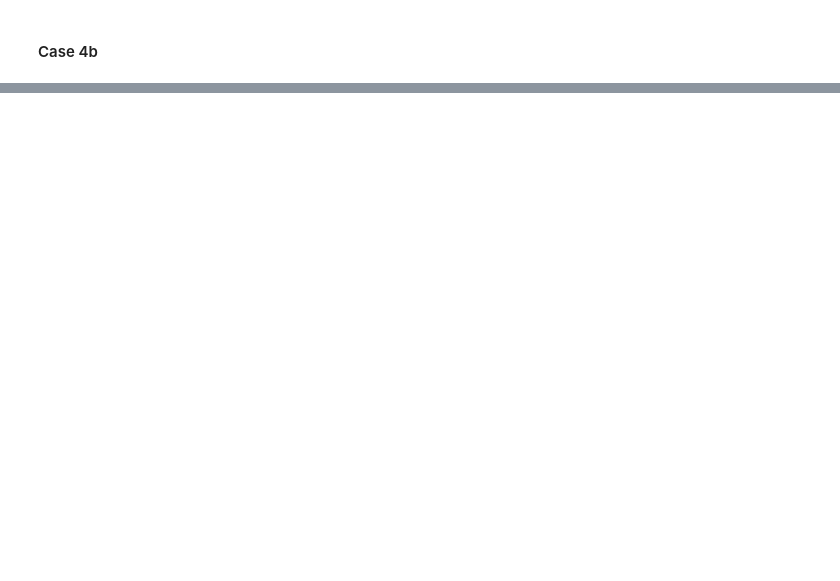
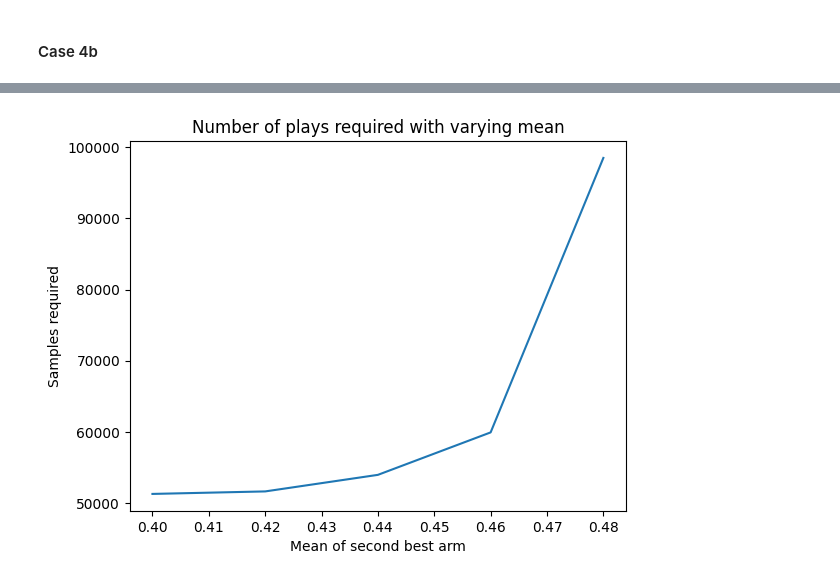
Before and after one commit to sakshiheda/BTP-Best-Arm-Identification, a Jupyter notebook: Feasibility_and_BAI/Modif_VALUCB_beta_algorithm2.ipynb, the cells around one changed output, grey strips where cells are left out. Saved outputs shown, nothing was run; the diff lists cells and outputs as text; code cells hidden in the pictures; blank space fills up the shorter version.

```diff
--- a/Feasibility_and_BAI/Modif_VALUCB_beta_algorithm2.ipynb
+++ b/Feasibility_and_BAI/Modif_VALUCB_beta_algorithm2.ipynb
@@ -854,0 +884,31 @@ plt.show()
+# %%
+N = 5
+M = 2
+N_iter = 10
+delta_ins = 0.1
+
+samples_ins = []
+x_val = []
+time_bound = []
+prob_success = []
+
+for x in [0.4, 0.42, 0.44, 0.46, 0.48]:
+    count = [0 for i in range (N+1)]
+    samples_all = []
+    for i in range (N_iter):
+        feasible_set, samples_1 = game(M, N, mu_th=0.5, delta=0.1)
+        # print(feasible_set)
+        best_arm_guess, samples_2 = best_feasible_arm(M, N, feasible_set, delta = 0.1, mu_th = 0.5)
+        samples = samples_1 + samples_2
+        samples_all.append(samples)
+        count[best_arm_guess] += 1
+
+    ic(samples_1, samples_2)
+    samples_ins.append(sum(samples_all)/N_iter)
+    x_val.append(x)
+    # time = h_idx * math.log(h_idx/delta_ins)
+    # time_bound.append(time)
+    prob_success.append(count[0]/N_iter)
+    # print("Done")
+    # print(count)
+print(samples_ins)
@@ -854,0 +922,8 @@ plt.show()
+# %%
+plt.title("Number of plays required with varying mean")
+plt.xlabel("Mean of second best arm")
+plt.ylabel("Samples required")
+plt.plot(x_val, samples_ins)
+plt.show()
+# %% [output]
+[figure, added]
```
Also changed, not shown: parts of 18 cells of this notebook, 4 other files.
